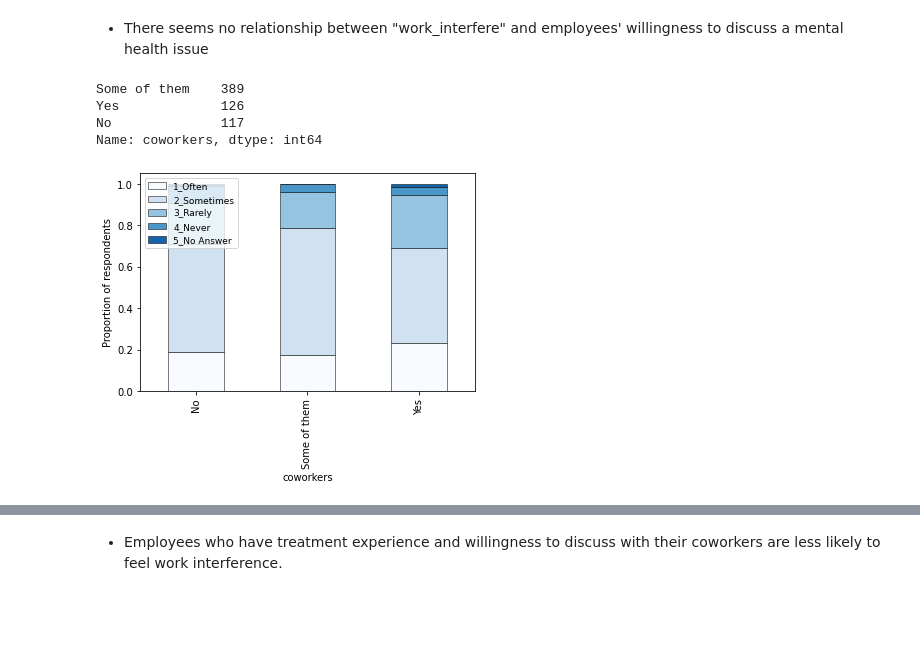
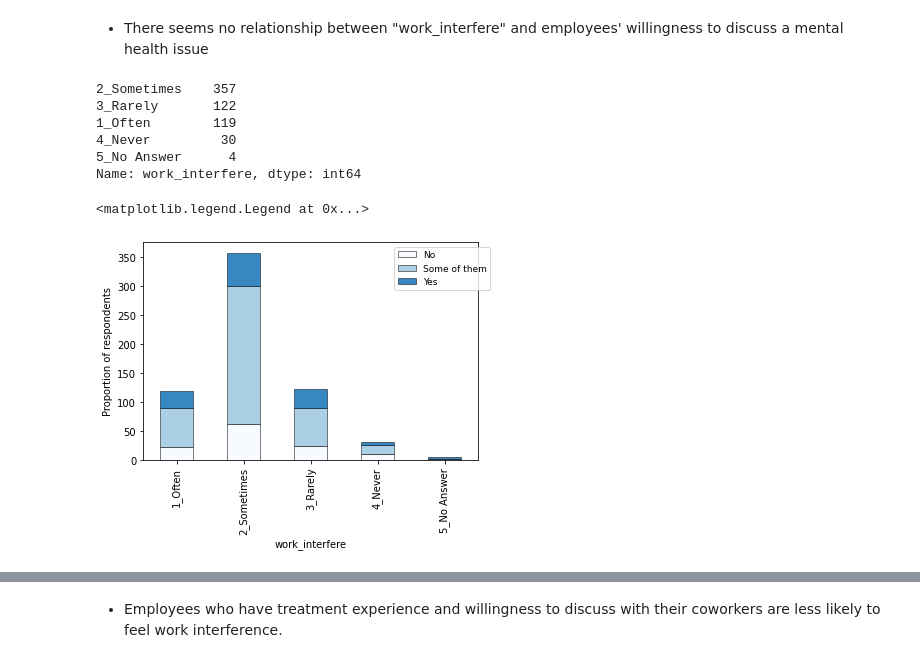
Before and after one commit to ceciliastern/ds_term_project, a Jupyter notebook: Descriptive Analysis - Mental Health Dataset.ipynb, the cells around one changed output, grey strips where cells are left out. Cells and saved outputs as stored; diff of their text form; code cells hidden in the pictures; blank space fills up the shorter version.

```diff
--- a/Descriptive Analysis - Mental Health Dataset.ipynb
+++ b/Descriptive Analysis - Mental Health Dataset.ipynb
@@ -219,3 +219,7 @@ mh_df = mh_df.replace({"work_interfere":{"Often":"1_Often", "Sometimes":"2_Somet
 print(mh_df["work_interfere"].unique())
 # %% [output]
 ['1_Often' '3_Rarely' '4_Never' '2_Sometimes' '5_No Answer']
+# %%
+# Change the name of "mental_health_consequence" values
+mh_df = mh_df.replace({"mental_health_consequence":{"No":"0_No", "Maybe":"1_Maybe", "Yes": "2_Yes"}})
+print(mh_df["mental_health_consequence"].unique())
@@ -385,13 +392,29 @@ Name: coworkers, dtype: int64
 # %%
 # Relationship between "coworkers" and "work_interfere" - only employees with treatment experience
 # Create a subset
 sub_mh_df = mh_df[mh_df["treatment"]=="Yes"]
 
-print(sub_mh_df["coworkers"].value_counts())
-create_bar_chart(sub_mh_df["coworkers"],sub_mh_df["work_interfere"])
+print(sub_mh_df["work_interfere"].value_counts())
+
+cross = pd.crosstab(sub_mh_df["work_interfere"],sub_mh_df["coworkers"])
+
+# Designate colors
+cmap = plt.get_cmap("Blues")
+colors = []
+for i in range(len(sub_mh_df["coworkers"].unique())):
+    colors += [cmap(i/(len(sub_mh_df["coworkers"].unique())))]
+    i += 1
+
+# Plot a stacked bar chart
+cross.plot.bar(stacked=True, color=colors, edgecolor="black",linewidth=0.5)
+plt.ylabel("Proportion of respondents")
+plt.legend(bbox_to_anchor=(1.05, 1), fontsize=9)
 # %% [output]
-Some of them    389
-Yes             126
-No              117
-Name: coworkers, dtype: int64
+2_Sometimes    357
+3_Rarely       122
+1_Often        119
+4_Never         30
+5_No Answer      4
+Name: work_interfere, dtype: int64
+<matplotlib.legend.Legend at 0x...>
-[figure, old version]
+[figure, new version]
```
Also changed, not shown: parts of 34 cells of this notebook.
